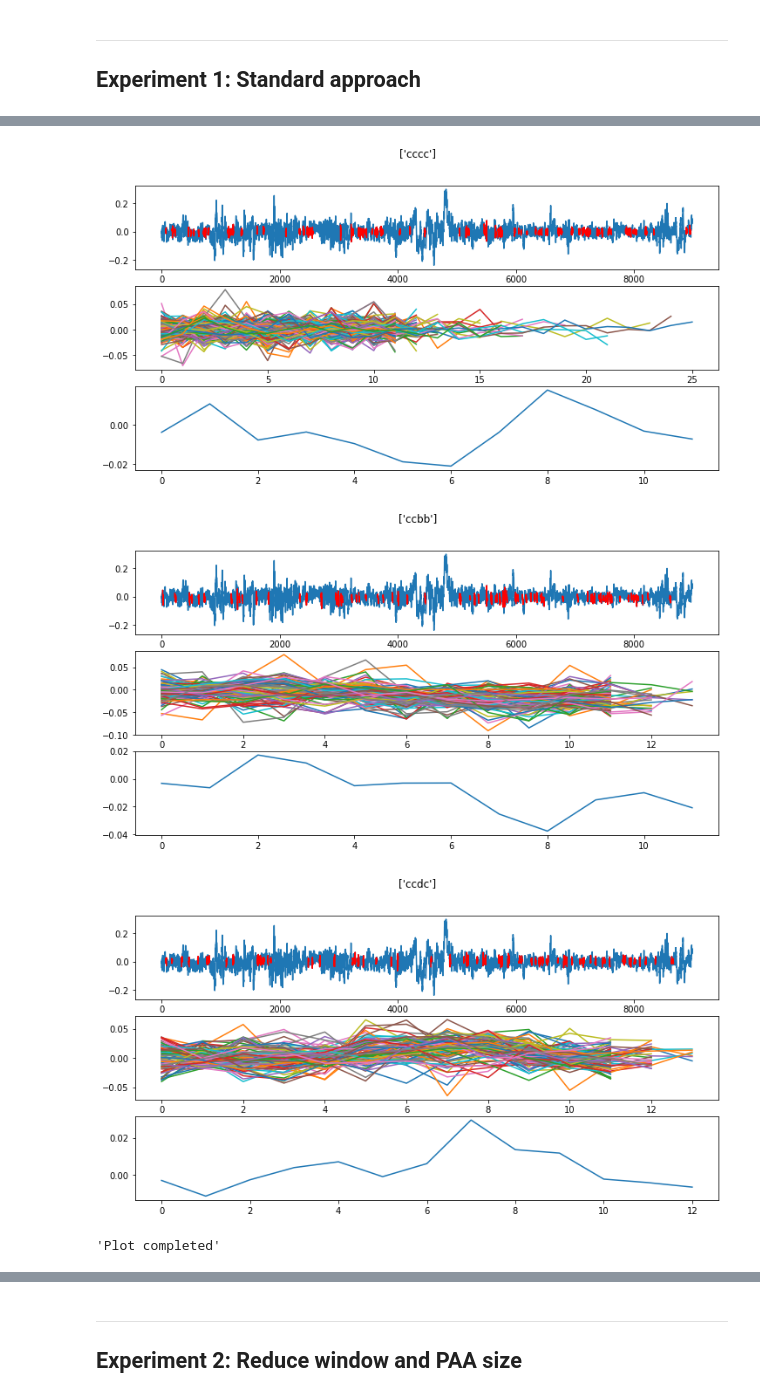
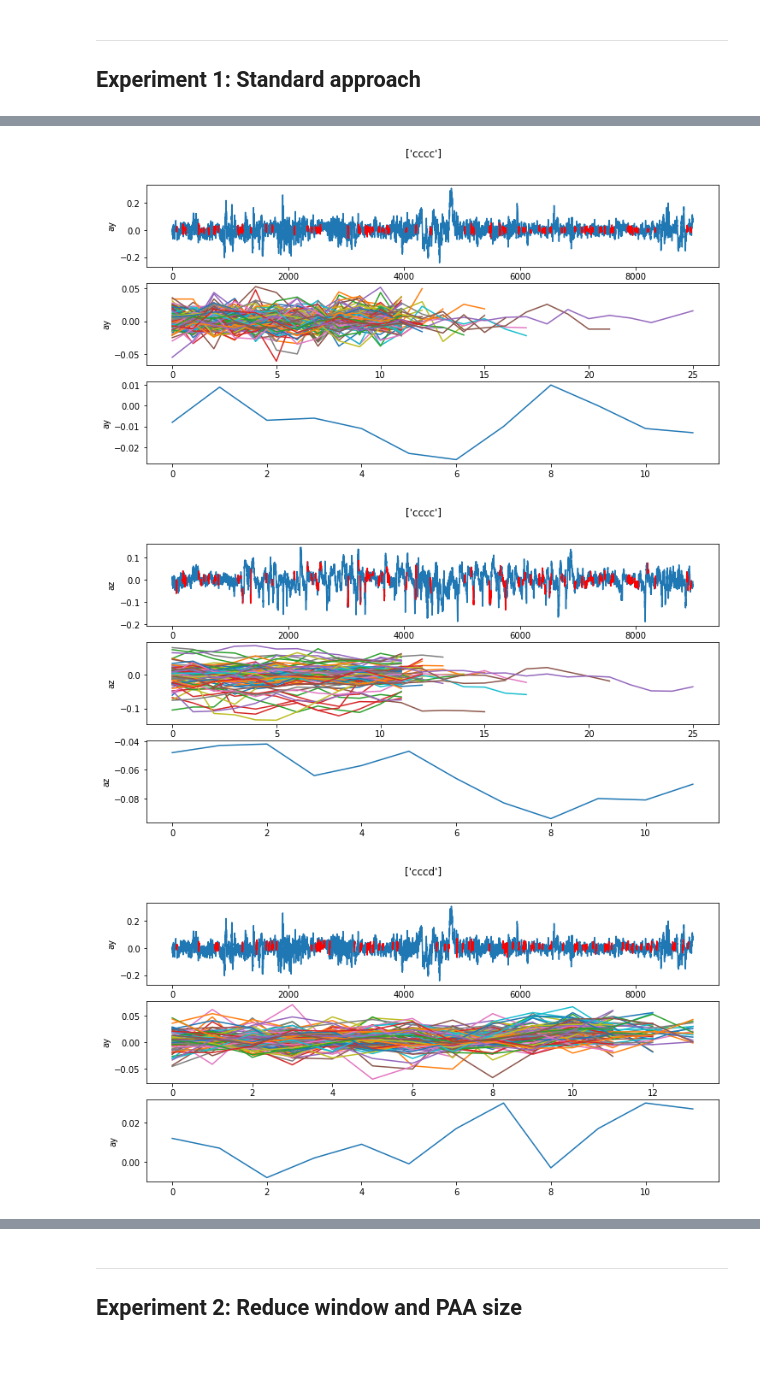
Before and after one commit to misilva73/extendedMD, a Jupyter notebook: notebooks/parameter_viz_v2.ipynb, the cells around one changed output, grey strips where cells are left out. Saved outputs shown, nothing was run; the diff lists cells and outputs as text; code cells hidden in the pictures; blank space fills up the shorter version.

Commit message:
experiments- rerun v2 with no overlaps

```diff
--- a/notebooks/parameter_viz_v2.ipynb
+++ b/notebooks/parameter_viz_v2.ipynb
@@ -19,6 +19,10 @@ from extendedMD.motif_viz import create_motif_table, plot_k_motifs
 # %%
 cwd = os.getcwd()
-input_folder = os.path.abspath(os.path.join(cwd, os.pardir, 'outputs/experiments_v2'))
+data_folder = os.path.abspath(os.path.join(cwd, os.pardir, 'data'))
+output_folder = os.path.abspath(os.path.join(cwd, os.pardir, 'outputs/experiments_v2'))
+# %%
+trip_df = pd.read_pickle(os.path.join(data_folder, 'trip_df.pkl'))
+multi_dim_ts = trip_df[['ay', 'az']]
 # %%
 def load_motif_data(folder):
     ts_1d = pickle.load(open(os.path.join(folder, "ts_1d.p"), "rb"))
@@ -33,7 +37,7 @@ def load_motif_data(folder):
 
 ## Experiment 1: Standard approach
 # %%
-folder = os.path.join(input_folder, 'trip_exp1')
+folder = os.path.join(output_folder, 'trip_exp1')
 ts_1d, mdl_cost_list, motif_point_list, motif_center_list, pattern_list, mean_dist = load_motif_data(folder)
 df1 = create_motif_table(pattern_list, motif_point_list, mdl_cost_list, mean_dist)
 df1.head(10)
@@ -57,3 +61,3 @@ plt.show()
 # %%
-plot_k_motifs(5, ts_1d, mdl_cost_list, motif_point_list, motif_center_list, pattern_list)
+plot_k_multdim_motifs(5, multi_dim_ts, mdl_cost_list, motif_point_list, motif_center_list, pattern_list)
 # %% [output]
@@ -62,4 +66,3 @@ plot_k_motifs(5, ts_1d, mdl_cost_list, motif_point_list, motif_center_list, patt
-[figure, old version]
+[figure, new version]
-[figure, old version]
+[figure, new version]
-[figure, old version]
+[figure, new version]
-'Plot completed'
```
Also changed, not shown: parts of 11 cells of this notebook, 1 other file.
